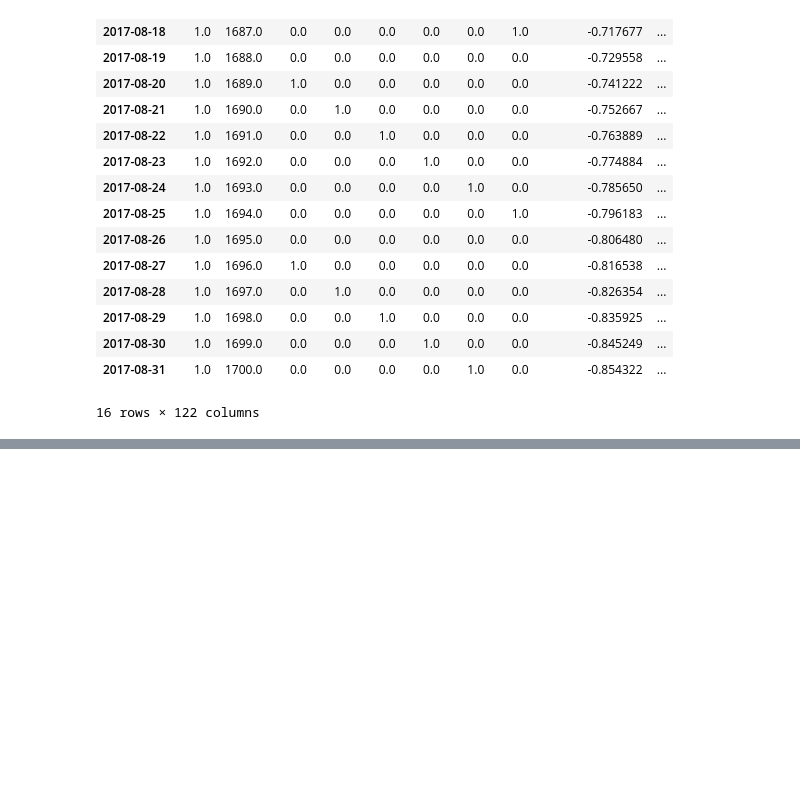
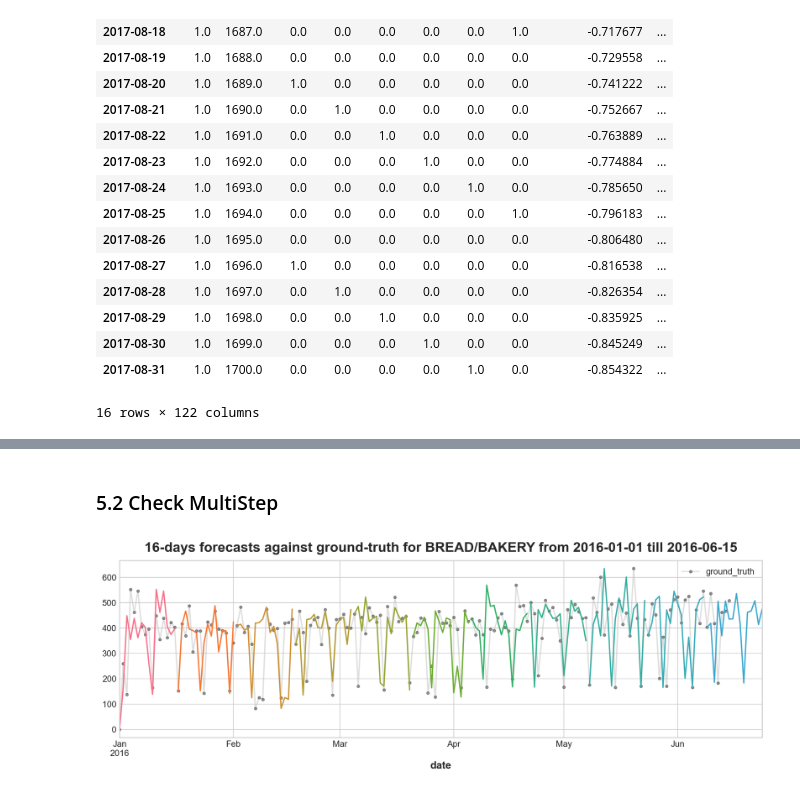
Before and after one commit to Xenoxort/Time-Series-Stores, a Jupyter notebook: Stores_Demo.ipynb, the cells around one changed output, grey strips where cells are left out. Drawn from its saved outputs; the diff is of its cells as text; code cells hidden in the pictures; blank space fills up the shorter version.

Commit message:
MultiStep part for Time Series

```diff
--- a/Stores_Demo.ipynb
+++ b/Stores_Demo.ipynb
@@ -743,0 +803,5 @@ output5 = output5.set_index()
+# %%
+#Get y_multistep
+from learntools.time_series.utils import make_multistep_target
+y_train_multi = make_multistep_target(y_train, 16).dropna()
+y_train_multi
@@ -743,0 +825,5 @@ output5 = output5.set_index()
+# %%
+#Align X_train
+X_volc_fin_multi = X_volc_fin.copy()
+y_train_multi, X_volc_fin_multi = y_train_multi.align(X_volc_fin_multi, join = 'inner', axis = 0)
+X_volc_fin_multi.tail()
@@ -743,0 +850,2 @@ output5 = output5.set_index()
+# %% [markdown]
+### 5.2 Check MultiStep
@@ -743,0 +898,5 @@ output5 = output5.set_index()
+# %%
+#Check for fit for 1 family and 1 store in first half of 2016
+check_multistep(y_train_multi)
+# %% [output]
+[figure, added]
```
Also changed, not shown: parts of 19 cells of this notebook, 2 other files.
